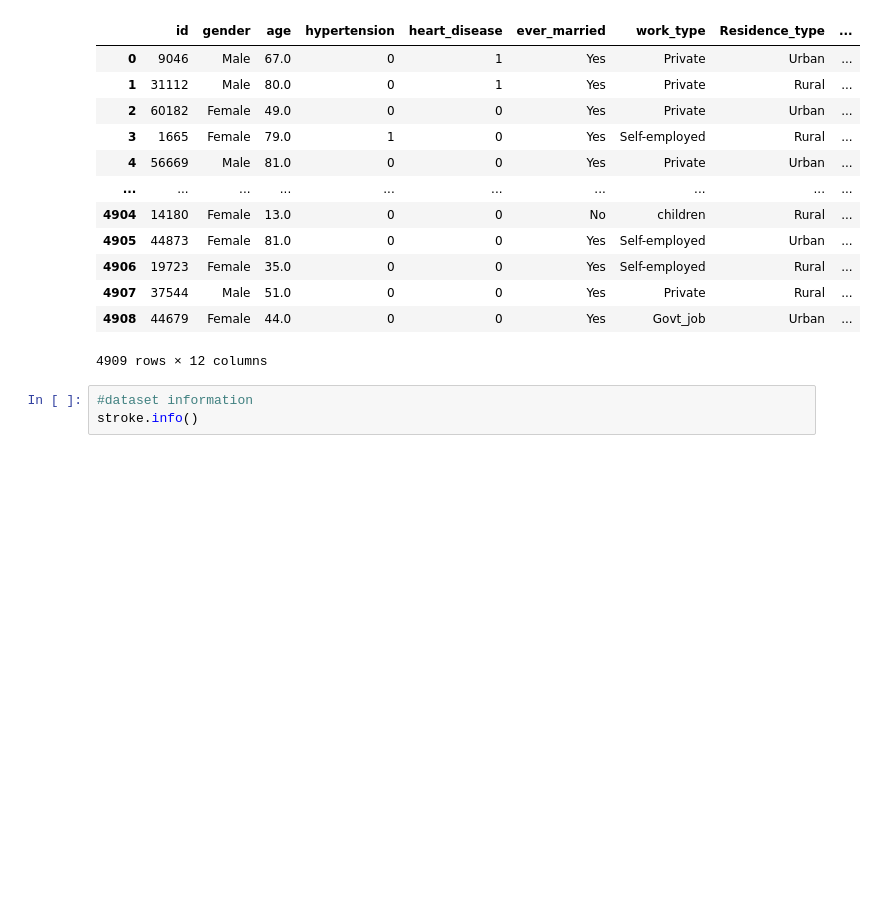
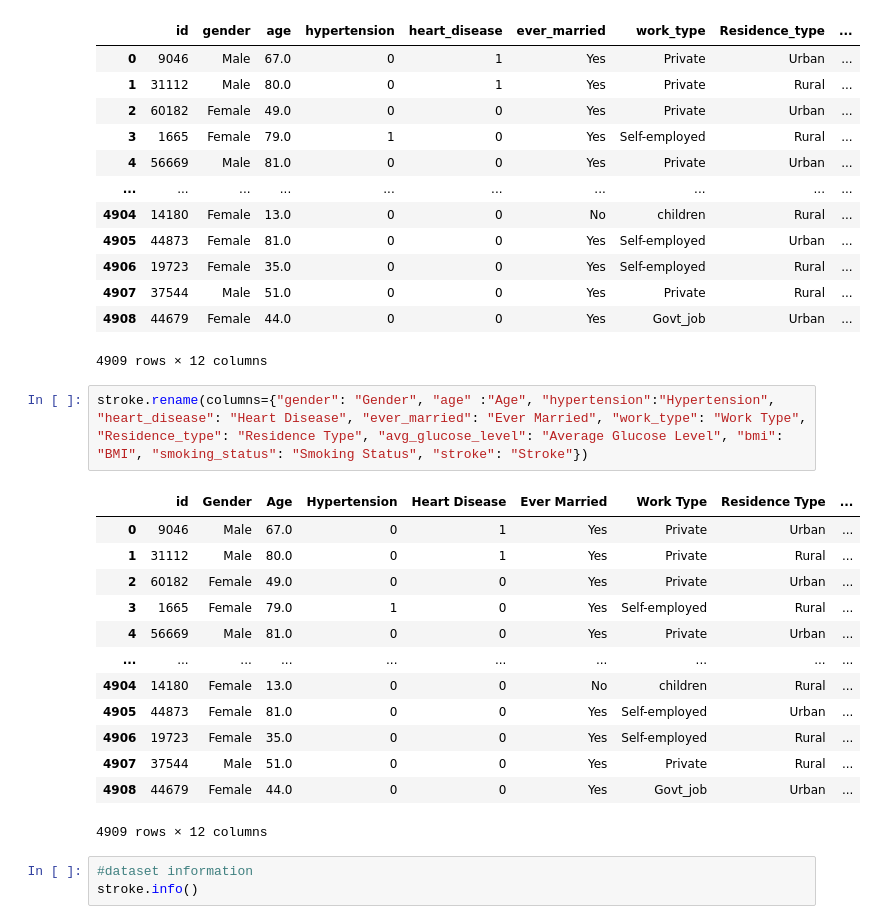
Before and after one commit to AimeeJLewis/Final_Group_Project, a Jupyter notebook: Brain_Stroke_Visuals.ipynb, the cells around one changed output. Saved outputs shown, nothing was run; the diff lists cells and outputs as text; blank space fills up the shorter version.

```diff
--- a/Brain_Stroke_Visuals.ipynb
+++ b/Brain_Stroke_Visuals.ipynb
@@ -21,6 +21,22 @@ stroke
 | 4907 | 37544 | Male | 51.0 | 0 | 0 | Yes | Private | Rural | ... |
 | 4908 | 44679 | Female | 44.0 | 0 | 0 | Yes | Govt_job | Urban | ... |
 4909 rows × 12 columns
+# %%
+stroke.rename(columns={"gender": "Gender", "age" :"Age", "hypertension":"Hypertension", "heart_disease": "Heart Disease", "ever_married": "Ever Married", "work_type": "Work Type", "Residence_type": "Residence Type", "avg_glucose_level": "Average Glucose Level", "bmi": "BMI", "smoking_status": "Smoking Status", "stroke": "Stroke"})
+# %% [output]
+|  | id | Gender | Age | Hypertension | Heart Disease | Ever Married | Work Type | Residence Type | ... |
+| 0 | 9046 | Male | 67.0 | 0 | 1 | Yes | Private | Urban | ... |
+| 1 | 31112 | Male | 80.0 | 0 | 1 | Yes | Private | Rural | ... |
+| 2 | 60182 | Female | 49.0 | 0 | 0 | Yes | Private | Urban | ... |
+| 3 | 1665 | Female | 79.0 | 1 | 0 | Yes | Self-employed | Rural | ... |
+| 4 | 56669 | Male | 81.0 | 0 | 0 | Yes | Private | Urban | ... |
+| ... | ... | ... | ... | ... | ... | ... | ... | ... | ... |
+| 4904 | 14180 | Female | 13.0 | 0 | 0 | No | children | Rural | ... |
+| 4905 | 44873 | Female | 81.0 | 0 | 0 | Yes | Self-employed | Urban | ... |
+| 4906 | 19723 | Female | 35.0 | 0 | 0 | Yes | Self-employed | Rural | ... |
+| 4907 | 37544 | Male | 51.0 | 0 | 0 | Yes | Private | Rural | ... |
+| 4908 | 44679 | Female | 44.0 | 0 | 0 | Yes | Govt_job | Urban | ... |
+4909 rows × 12 columns
 # %%
 #dataset information
 stroke.info()
```
